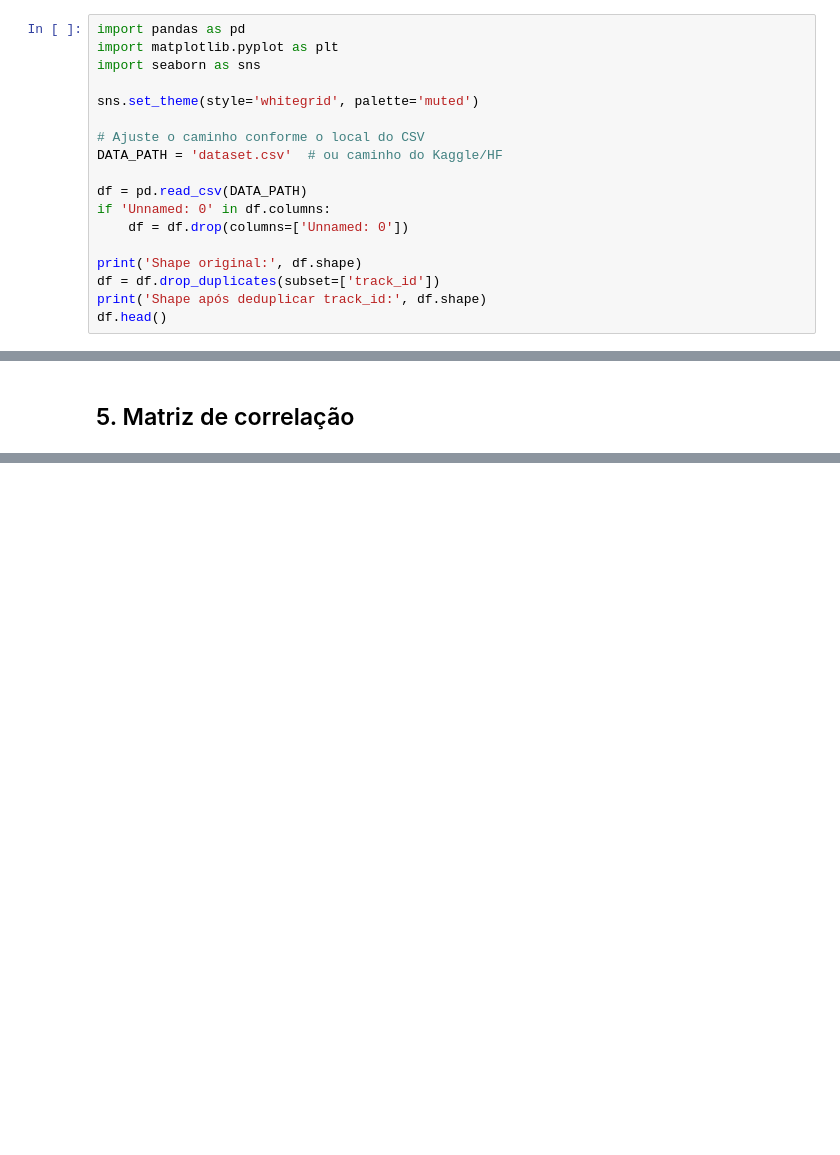
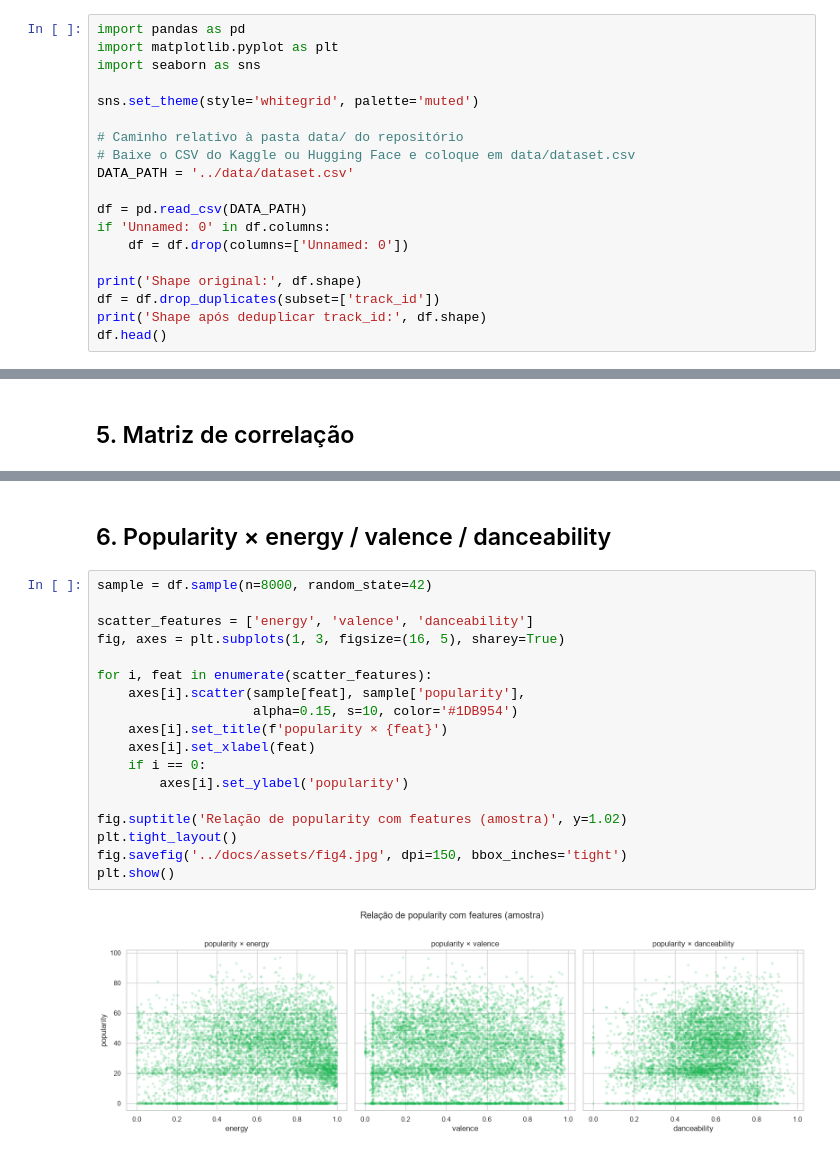
Before and after one commit to Muowl/spotify-dataset-explorer, a Jupyter notebook: notebooks/01_eda_spotify_tracks.ipynb, the cells around one changed output, grey strips where cells are left out. Cells and saved outputs as stored; diff of their text form; blank space fills up the shorter version.

```diff
--- a/notebooks/01_eda_spotify_tracks.ipynb
+++ b/notebooks/01_eda_spotify_tracks.ipynb
@@ -16,8 +16,9 @@ import seaborn as sns
 
 sns.set_theme(style='whitegrid', palette='muted')
 
-# Ajuste o caminho conforme o local do CSV
-DATA_PATH = 'dataset.csv'  # ou caminho do Kaggle/HF
+# Caminho relativo à pasta data/ do repositório
+# Baixe o CSV do Kaggle ou Hugging Face e coloque em data/dataset.csv
+DATA_PATH = '../data/dataset.csv'
 
 df = pd.read_csv(DATA_PATH)
 if 'Unnamed: 0' in df.columns:
@@ -73,0 +104,22 @@ plt.show()
+# %% [markdown]
+## 6. Popularity × energy / valence / danceability
+# %%
+sample = df.sample(n=8000, random_state=42)
+
+scatter_features = ['energy', 'valence', 'danceability']
+fig, axes = plt.subplots(1, 3, figsize=(16, 5), sharey=True)
+
+for i, feat in enumerate(scatter_features):
+    axes[i].scatter(sample[feat], sample['popularity'],
+                    alpha=0.15, s=10, color='#1DB954')
+    axes[i].set_title(f'popularity × {feat}')
+    axes[i].set_xlabel(feat)
+    if i == 0:
+        axes[i].set_ylabel('popularity')
+
+fig.suptitle('Relação de popularity com features (amostra)', y=1.02)
+plt.tight_layout()
+fig.savefig('../docs/assets/fig4.jpg', dpi=150, bbox_inches='tight')
+plt.show()
+# %% [output]
+[figure, added]
```
Also changed, not shown: parts of 8 cells of this notebook, 5 other files.
